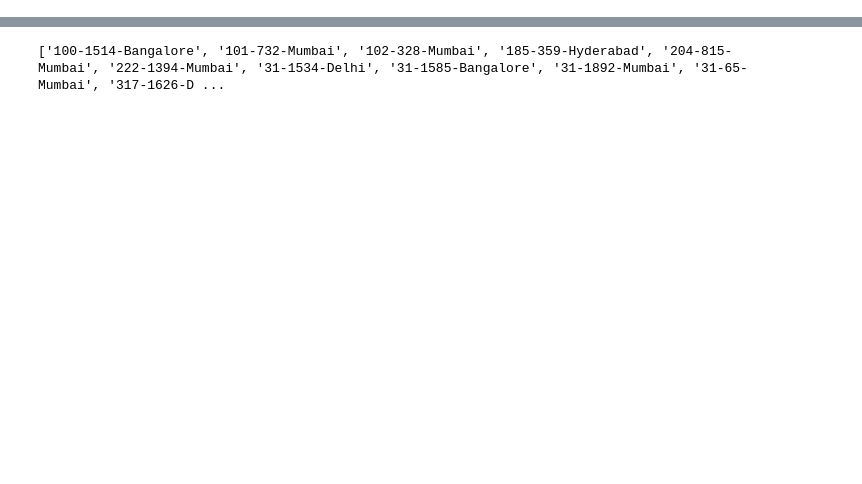
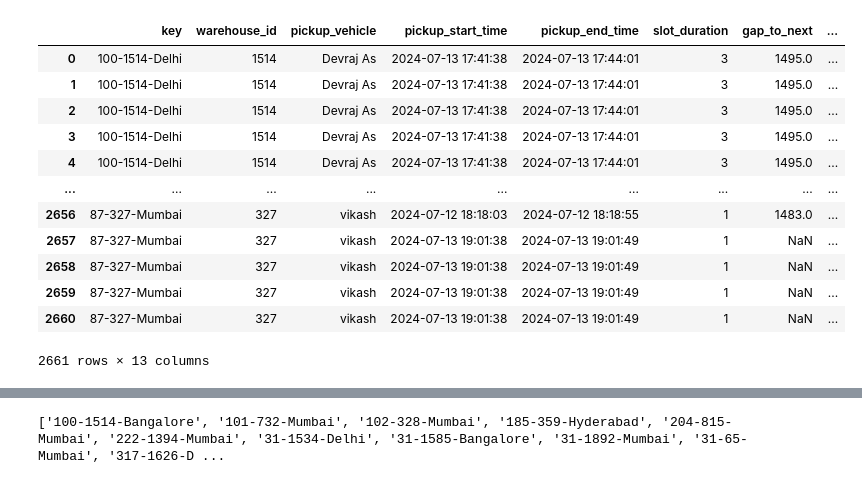
Before and after one commit to akshaygrows/geoboards, a Jupyter notebook: FM Analysis/Pickup Slots.ipynb, the cells around one changed output, grey strips where cells are left out. Cells and saved outputs as stored; diff of their text form; code cells hidden in the pictures; blank space fills up the shorter version.

```diff
--- a/FM Analysis/Pickup Slots.ipynb
+++ b/FM Analysis/Pickup Slots.ipynb
@@ -217,8 +258,22 @@ pickup_cutoff_df = merged_df
 # %%
 #Matching pickups that happened with every possible pickup cutoff time
 
 final_df = pd.merge(pickup_slots_df, pickup_cutoff_df, left_on = ['key', 'warehouse_id'], right_on = ['key', 'warehouse_id'], how='left')
-# display(final_df)
+display(final_df)
+# %% [output]
+|  | key | warehouse_id | pickup_vehicle | pickup_start_time | pickup_end_time | slot_duration | gap_to_next | ... |
+| 0 | 100-1514-Delhi | 1514 | Devraj As | 2024-07-13 17:41:38 | 2024-07-13 17:44:01 | 3 | 1495.0 | ... |
+| 1 | 100-1514-Delhi | 1514 | Devraj As | 2024-07-13 17:41:38 | 2024-07-13 17:44:01 | 3 | 1495.0 | ... |
+| 2 | 100-1514-Delhi | 1514 | Devraj As | 2024-07-13 17:41:38 | 2024-07-13 17:44:01 | 3 | 1495.0 | ... |
+| 3 | 100-1514-Delhi | 1514 | Devraj As | 2024-07-13 17:41:38 | 2024-07-13 17:44:01 | 3 | 1495.0 | ... |
+| 4 | 100-1514-Delhi | 1514 | Devraj As | 2024-07-13 17:41:38 | 2024-07-13 17:44:01 | 3 | 1495.0 | ... |
+| ... | ... | ... | ... | ... | ... | ... | ... | ... |
+| 2656 | 87-327-Mumbai | 327 | vikash | 2024-07-12 18:18:03 | 2024-07-12 18:18:55 | 1 | 1483.0 | ... |
+| 2657 | 87-327-Mumbai | 327 | vikash | 2024-07-13 19:01:38 | 2024-07-13 19:01:49 | 1 | NaN | ... |
+| 2658 | 87-327-Mumbai | 327 | vikash | 2024-07-13 19:01:38 | 2024-07-13 19:01:49 | 1 | NaN | ... |
+| 2659 | 87-327-Mumbai | 327 | vikash | 2024-07-13 19:01:38 | 2024-07-13 19:01:49 | 1 | NaN | ... |
+| 2660 | 87-327-Mumbai | 327 | vikash | 2024-07-13 19:01:38 | 2024-07-13 19:01:49 | 1 | NaN | ... |
+2661 rows × 13 columns
 # %%
 # There are some warehouse ids that are active but are not in pickup_cutoff_time, we are dropping them, but they need to be added in excel.pickup_cutoff_time
 
```
Also changed, not shown: parts of 12 cells of this notebook.
